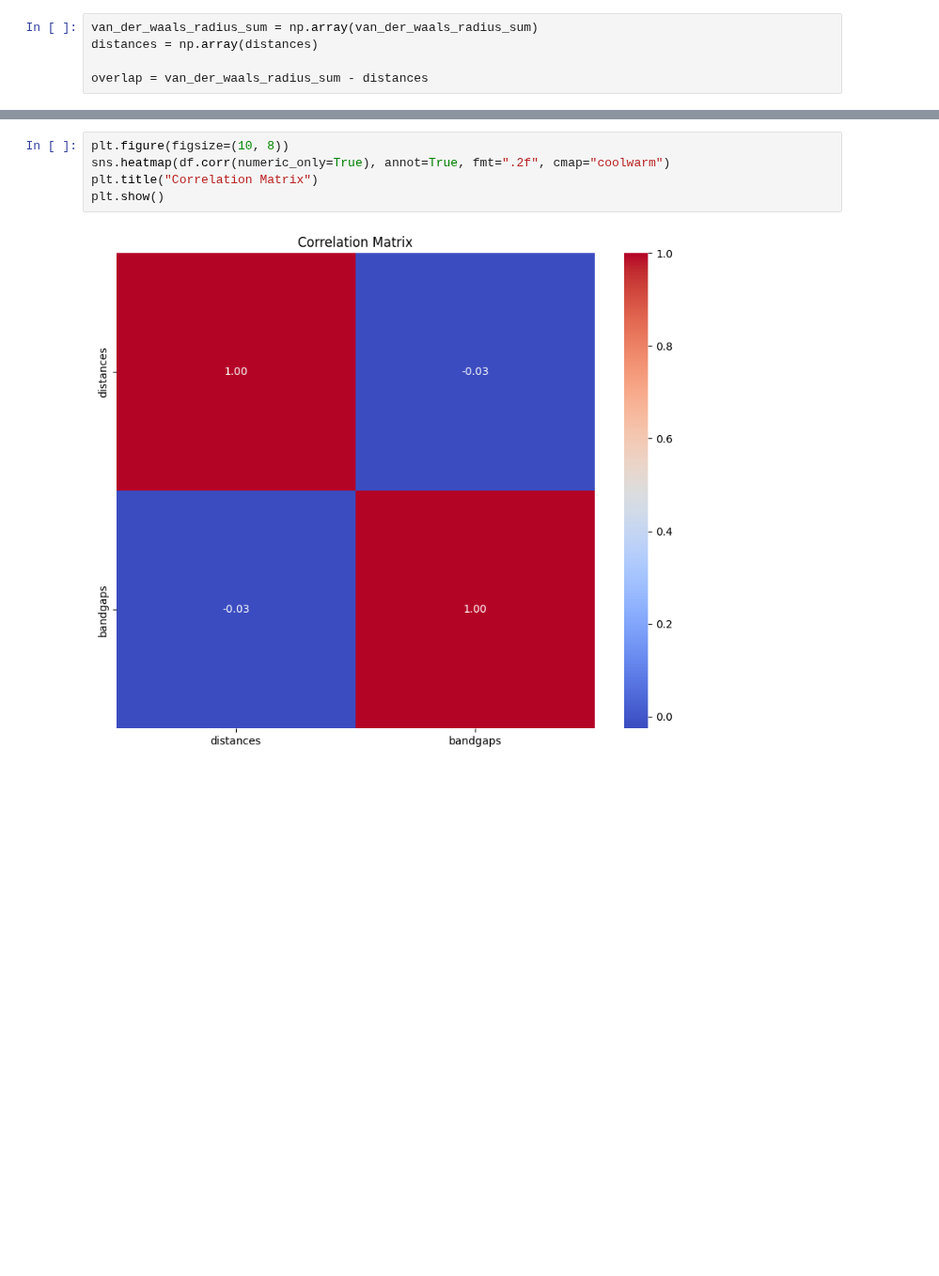
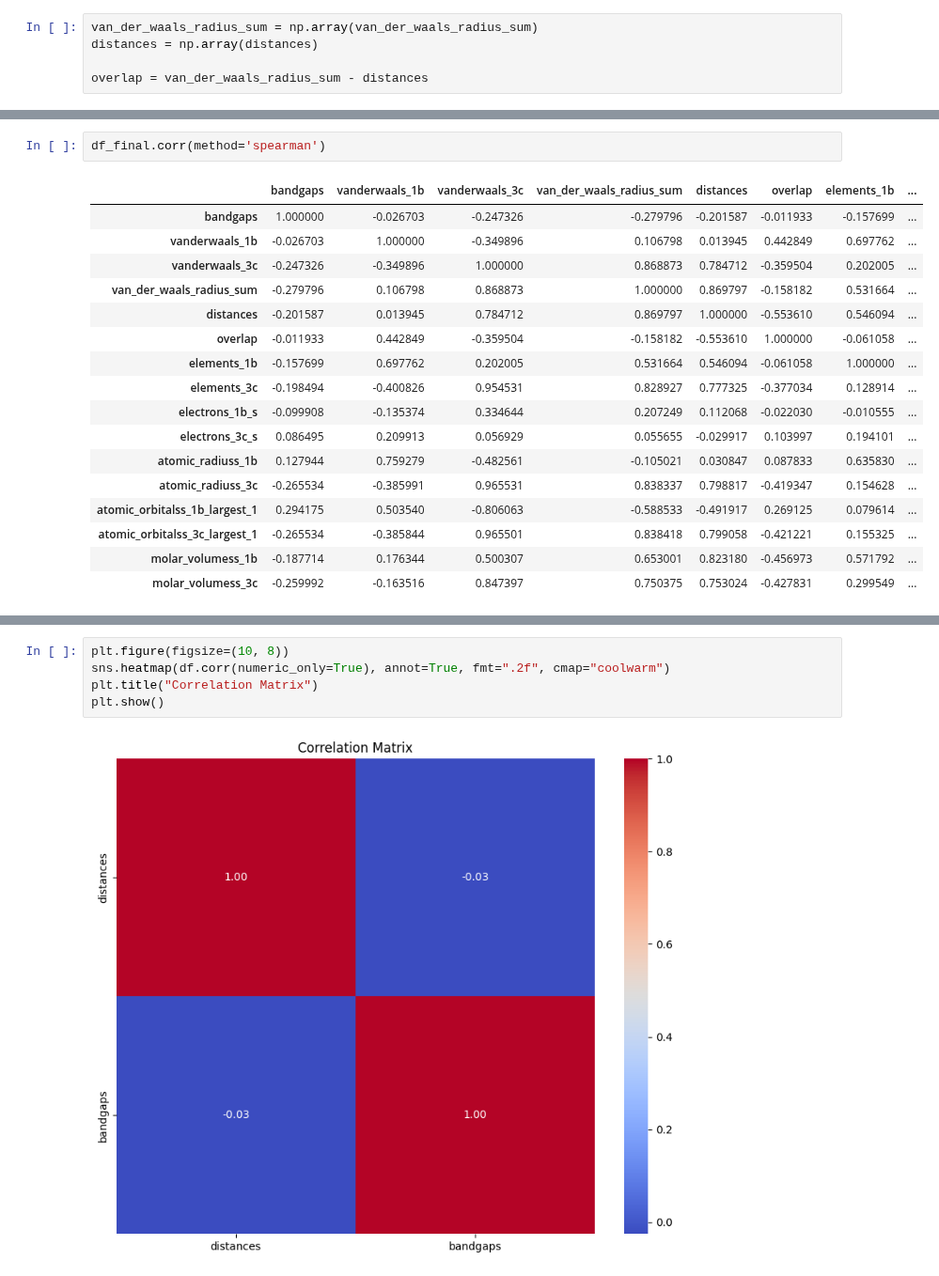
Before and after one commit to immischein/ML-bandgap, a Jupyter notebook: Spacegroup_specific_endeavours.ipynb, the cells around one changed output, grey strips where cells are left out. Shown at 94% size. Saved outputs shown, nothing was run; the diff lists cells and outputs as text; blank space fills up the shorter version.

```diff
--- a/Spacegroup_specific_endeavours.ipynb
+++ b/Spacegroup_specific_endeavours.ipynb
@@ -201,0 +287,20 @@ df.corr()
+# %%
+df_final.corr(method='spearman')
+# %% [output]
+|  | bandgaps | vanderwaals_1b | vanderwaals_3c | van_der_waals_radius_sum | distances | overlap | elements_1b | ... |
+| bandgaps | 1.000000 | -0.026703 | -0.247326 | -0.279796 | -0.201587 | -0.011933 | -0.157699 | ... |
+| vanderwaals_1b | -0.026703 | 1.000000 | -0.349896 | 0.106798 | 0.013945 | 0.442849 | 0.697762 | ... |
+| vanderwaals_3c | -0.247326 | -0.349896 | 1.000000 | 0.868873 | 0.784712 | -0.359504 | 0.202005 | ... |
+| van_der_waals_radius_sum | -0.279796 | 0.106798 | 0.868873 | 1.000000 | 0.869797 | -0.158182 | 0.531664 | ... |
+| distances | -0.201587 | 0.013945 | 0.784712 | 0.869797 | 1.000000 | -0.553610 | 0.546094 | ... |
+| overlap | -0.011933 | 0.442849 | -0.359504 | -0.158182 | -0.553610 | 1.000000 | -0.061058 | ... |
+| elements_1b | -0.157699 | 0.697762 | 0.202005 | 0.531664 | 0.546094 | -0.061058 | 1.000000 | ... |
+| elements_3c | -0.198494 | -0.400826 | 0.954531 | 0.828927 | 0.777325 | -0.377034 | 0.128914 | ... |
+| electrons_1b_s | -0.099908 | -0.135374 | 0.334644 | 0.207249 | 0.112068 | -0.022030 | -0.010555 | ... |
+| electrons_3c_s | 0.086495 | 0.209913 | 0.056929 | 0.055655 | -0.029917 | 0.103997 | 0.194101 | ... |
+| atomic_radiuss_1b | 0.127944 | 0.759279 | -0.482561 | -0.105021 | 0.030847 | 0.087833 | 0.635830 | ... |
+| atomic_radiuss_3c | -0.265534 | -0.385991 | 0.965531 | 0.838337 | 0.798817 | -0.419347 | 0.154628 | ... |
+| atomic_orbitalss_1b_largest_1 | 0.294175 | 0.503540 | -0.806063 | -0.588533 | -0.491917 | 0.269125 | 0.079614 | ... |
+| atomic_orbitalss_3c_largest_1 | -0.265534 | -0.385844 | 0.965501 | 0.838418 | 0.799058 | -0.421221 | 0.155325 | ... |
+| molar_volumess_1b | -0.187714 | 0.176344 | 0.500307 | 0.653001 | 0.823180 | -0.456973 | 0.571792 | ... |
+| molar_volumess_3c | -0.259992 | -0.163516 | 0.847397 | 0.750375 | 0.753024 | -0.427831 | 0.299549 | ... |
```
Also changed, not shown: parts of 29 cells of this notebook.
